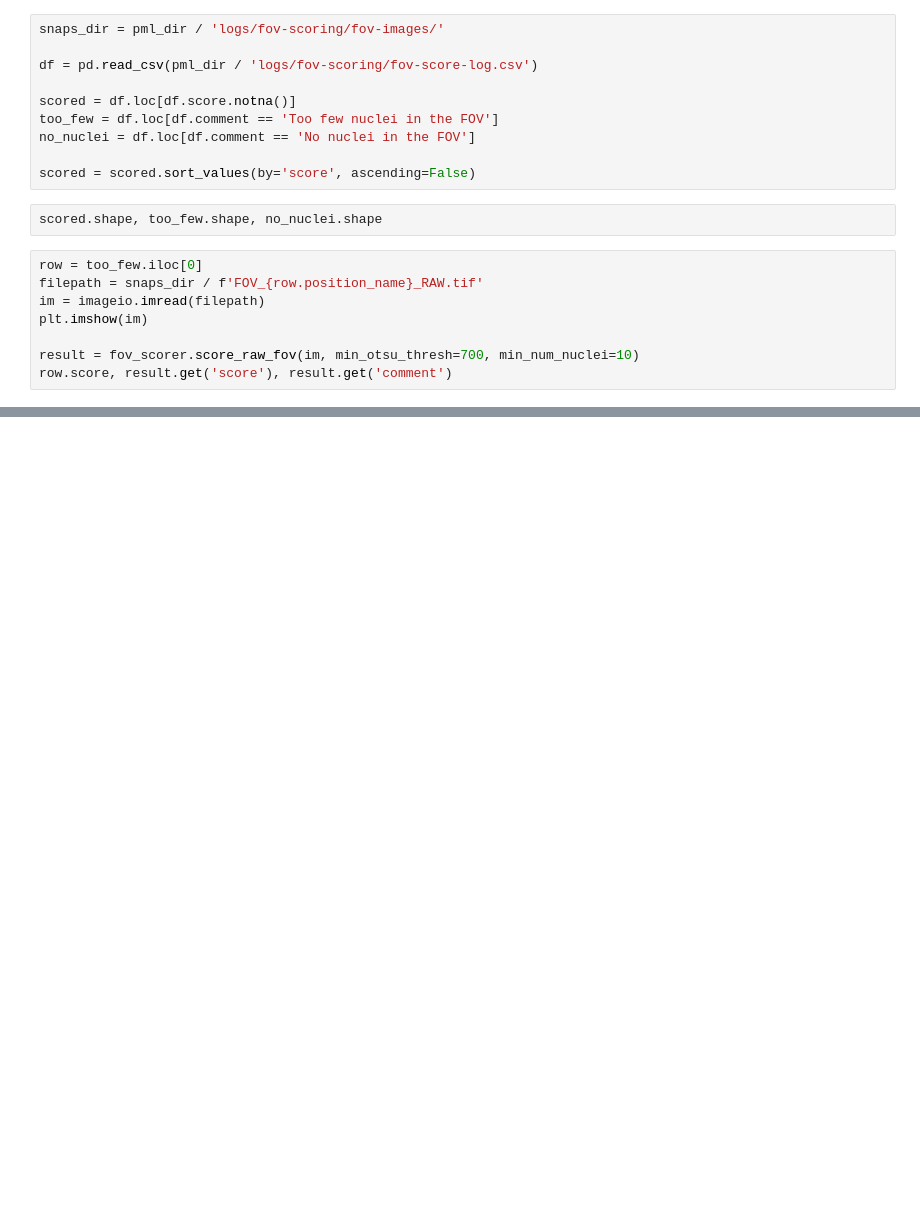
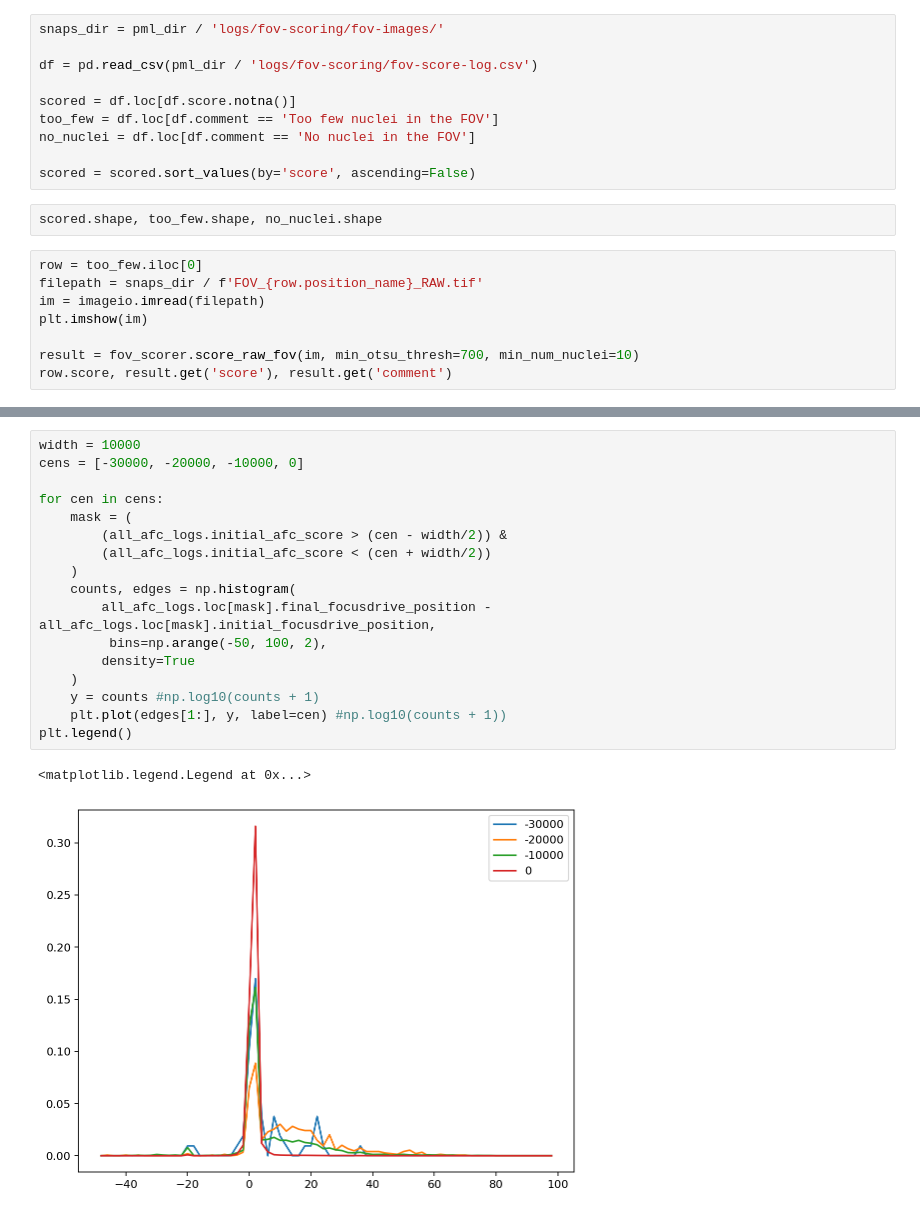
Before and after one commit to czbiohub-sf/2021-opencell-microscopy-automation, a Jupyter notebook: notebooks/tests-dev.ipynb, the cells around one changed output, grey strips where cells are left out. Drawn from its saved outputs; the diff is of its cells as text; blank space fills up the shorter version.

```diff
--- a/notebooks/tests-dev.ipynb
+++ b/notebooks/tests-dev.ipynb
@@ -96,0 +296,20 @@ shutil.copy2(filepath, os.path.join(dst_dirpath, 'too-few-1.tif'))
+# %%
+width = 10000
+cens = [-30000, -20000, -10000, 0]
+
+for cen in cens:
+    mask = (
+        (all_afc_logs.initial_afc_score > (cen - width/2)) &
+        (all_afc_logs.initial_afc_score < (cen + width/2))
+    )
+    counts, edges = np.histogram(
+        all_afc_logs.loc[mask].final_focusdrive_position - all_afc_logs.loc[mask].initial_focusdrive_position,
+         bins=np.arange(-50, 100, 2),
+        density=True
+    )
+    y = counts #np.log10(counts + 1)
+    plt.plot(edges[1:], y, label=cen) #np.log10(counts + 1))
+plt.legend()
+# %% [output]
+<matplotlib.legend.Legend at 0x...>
+[figure, added]
```
Also changed, not shown: parts of 50 cells of this notebook, 1 other file.
